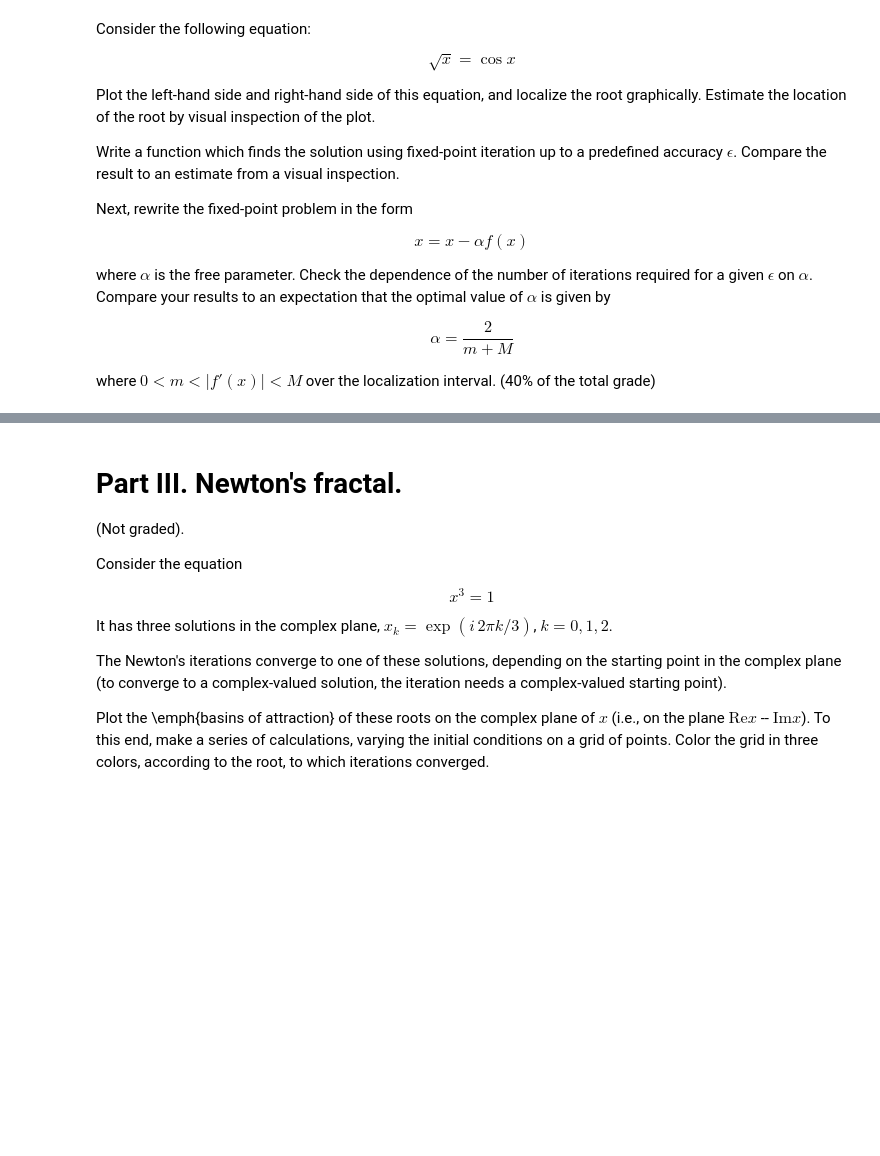
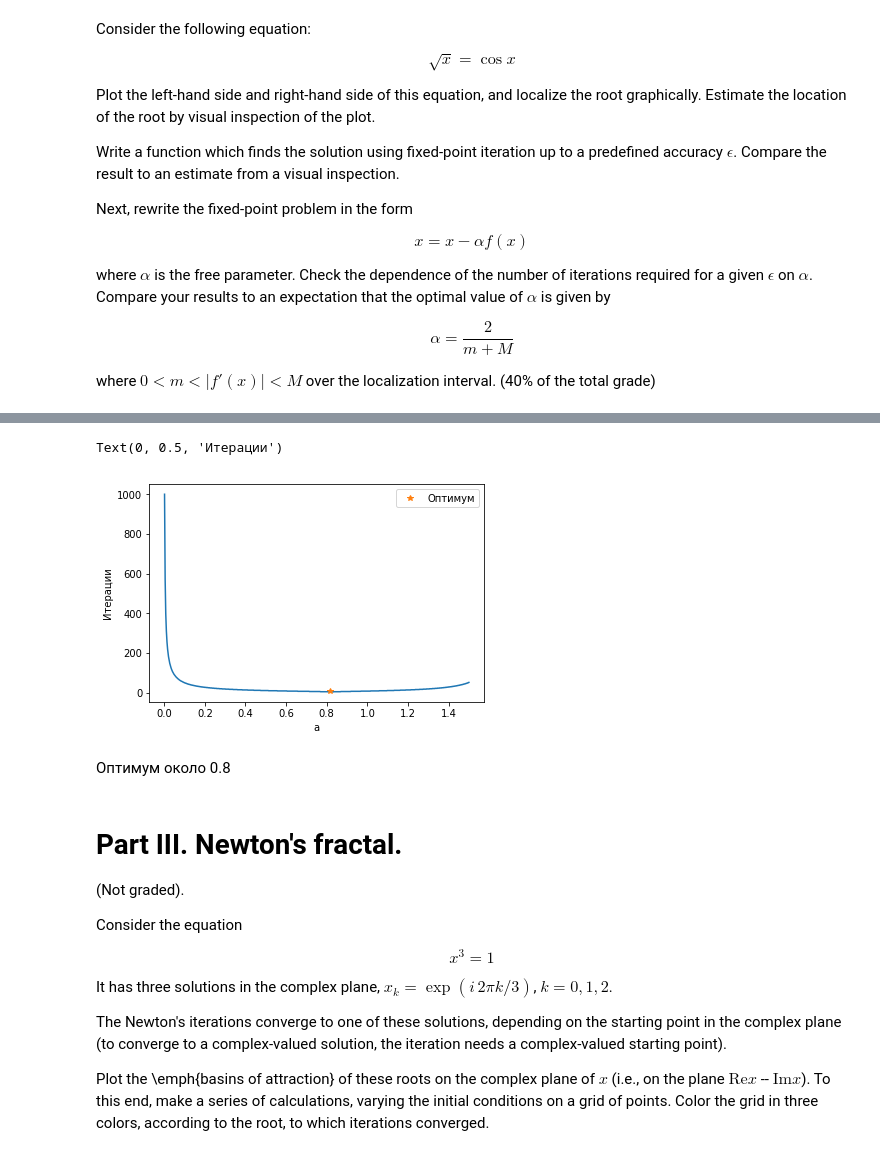
Before and after one commit to ev-br/CP2020, a Jupyter notebook: week_3_newton_fixed_pt.ipynb, the cells around one changed output, grey strips where cells are left out. Cells and saved outputs as stored; diff of their text form; code cells hidden in the pictures; blank space fills up the shorter version.

```diff
--- a/week_3_newton_fixed_pt.ipynb
+++ b/week_3_newton_fixed_pt.ipynb
@@ -51,0 +142,10 @@ and vary $m= 1, 2, 3, 4, 5$. Check the number of iterations required for converg
+# %%
+for i in range(10,40,10):
+    print('x0=  ',i)
+    for j in range(1, 6):
+        print('m =', j)
+        x1, n1 = mod_newton_iteration(f1, fder1, j, -i)
+        print('x1= ', x1,'итерации: ',n1)
+        x2, n2 = mod_newton_iteration(f1, fder1, j, i)
+        print('x2= ', x2,'итерации: ',n2)
+        print(' ')
@@ -80,3 +209,36 @@ where $0 < m < |f'(x)| < M$ over the localization interval. (40% of the total gr
+# %%
+def fixed_point_iteration(f, x0, a, eps=1e-5, maxiter=1000):
+    if f(x0) == 0:
+        return x0, 0
+    x1 = x0
+    x2 = x1 - a * f(x1)
+    i = 1
+    while abs(x1 - x2) > eps and i <= maxiter:
+        x1 = x2
+        x2 = x1 - a * f(x1)
+        i+=1
+    return x2, i
+# %%
+a = np.linspace(0, 1.5, 1000)
+iterat = np.zeros(len(a))
+j=0
+def f(x):
+    return x**0.5-np.cos(x)
+for i in a:
+    iterat[j] = fixed_point_iteration(f,0.6, i)[1]
+    j = j+1
+
+plt.plot(a[1:], iterat[1:])
+a1 = 2/(1/2/math.sqrt(0.6)+math.sin(0.6)+1/2/math.sqrt(0.7)+math.sin(0.7))  #a=2/(m+M)
+plt.plot(a1, fixed_point_iteration(f,-1, a1)[1], '*', label='Оптимум' )
+plt.legend()
+plt.xlabel('а')
+plt.ylabel('Итерации')
+# %% [output]
+Text(0, 0.5, 'Итерации')
+[figure, added]
+# %% [markdown]
+Оптимум около 0.8
 # %% [markdown]
 # Part III. Newton's fractal.
 
```
Also changed, not shown: parts of 14 cells of this notebook.
